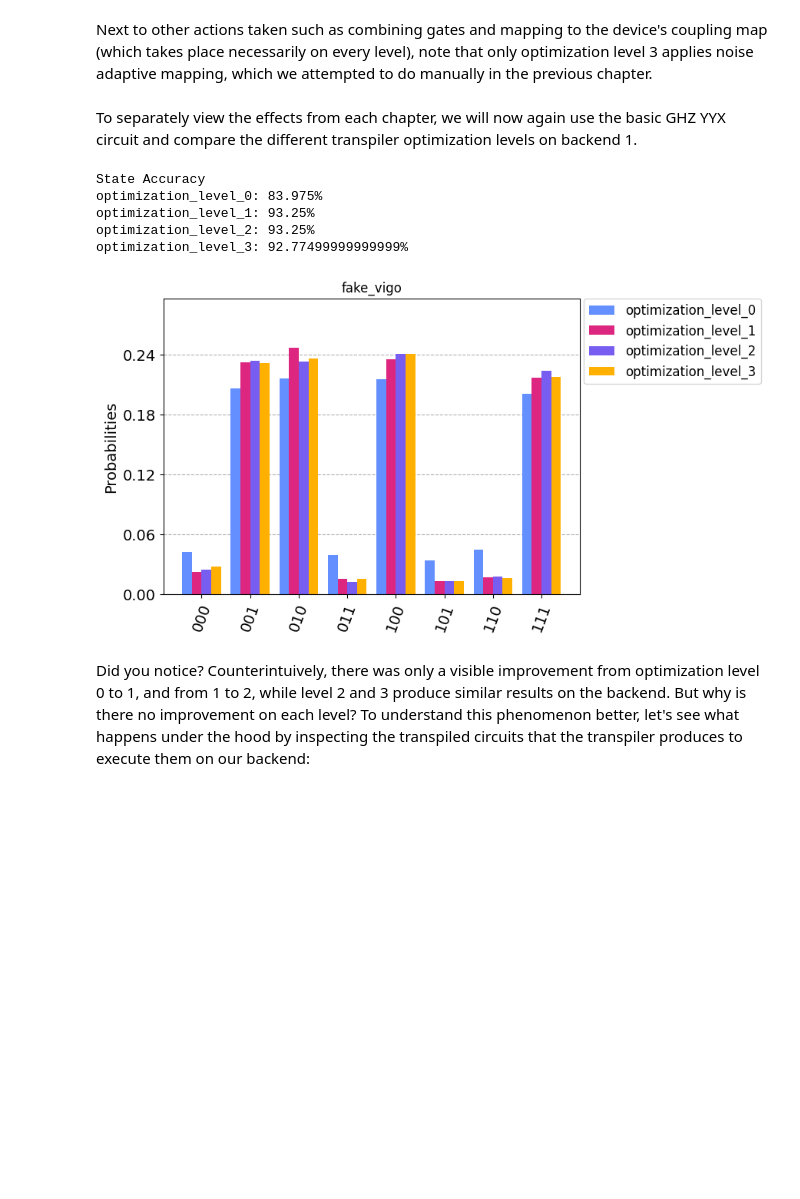
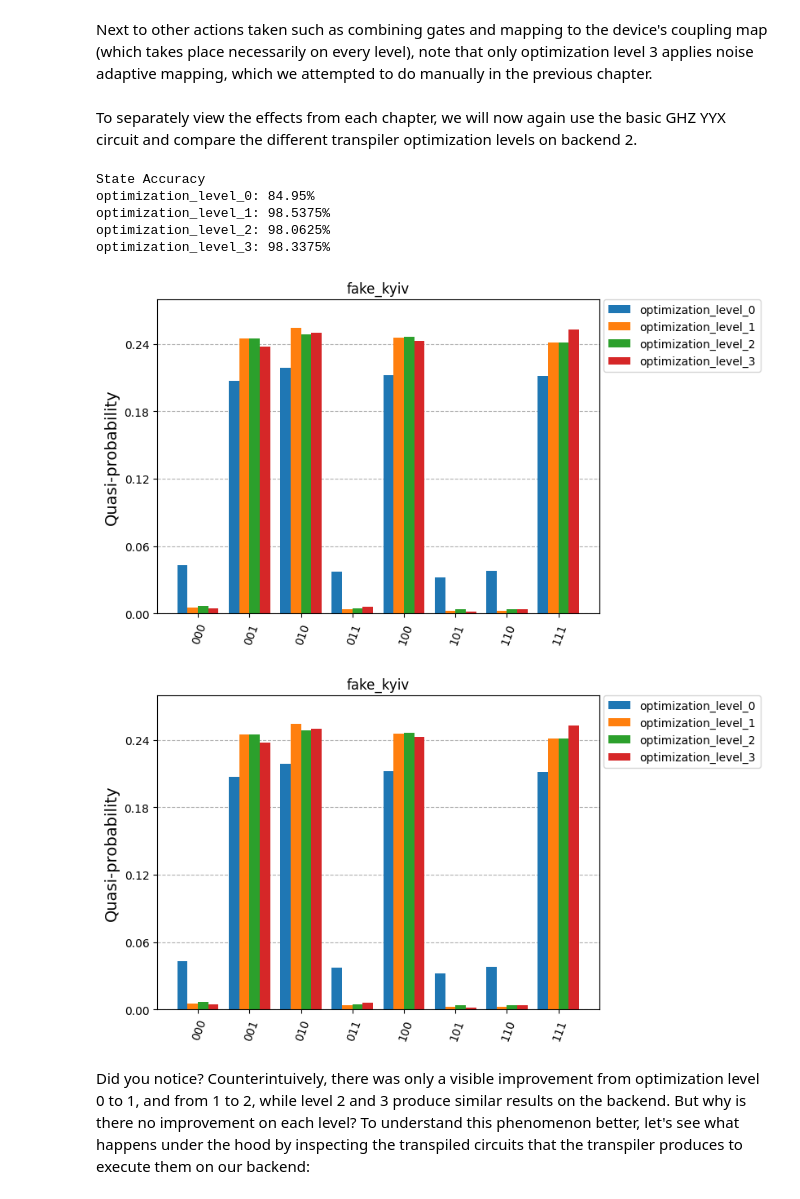
Before and after one commit to JanLahmann/Fun-with-Quantum, a Jupyter notebook: GHZ-on-Real-Devices.ipynb, the cells around one changed output. Drawn from its saved outputs; the diff is of its cells as text; code cells hidden in the pictures; blank space fills up the shorter version.

```diff
--- a/GHZ-on-Real-Devices.ipynb
+++ b/GHZ-on-Real-Devices.ipynb
@@ -68,7 +67,9 @@ def get_state_accuracy(counts): # funciton to calculate state accuracy
 # %% [markdown]
 For reference, this is what the state accuracy would look like for results from a perfect backend (100%).
 # %%
-counts = execute(ghz, backend=Aer.get_backend('qasm_simulator'), shots=shots).result().get_counts() # execution on simulator
+backend=BasicProvider().get_backend('basic_simulator')
+ghz_transpiled = transpile(ghz, backend)
+counts = backend.run(ghz_transpiled, shots=shots).result().get_counts() # execution on simulator
 state_accuracy = get_state_accuracy(counts)
 print(f"state accuracy on the simulator: {state_accuracy}")
 # %% [output]
@@ -93,3 +88,10 @@ backends = [FakeYorktown(), FakeMelbourne(), FakeVigo(), FakeOurense(), FakeVale
+# %%
+from qiskit_ibm_runtime.fake_provider import *
+
+# mock devices
+
+backends = [FakeWashingtonV2(), FakeTorino(), FakeSherbrooke(), FakeQuebec(), FakeBrisbane(), FakePrague(),
+                FakeOsaka(), FakeKyiv()]
 # %% [markdown]
 Now, let's compare the results from the execution of the GHZ circuit on these backends:
 # %%
@@ -134,10 +149,10 @@ results_backends_table
 Now we know the ranking of the devices based on their fidelity. Let's pick one with a high state accuracy to test the optimization techniques in the remaining chapters. In addition, we will pick one system with a lower accuracy to compare against later.
 # %%
 # high accuracy
-backend1 = FakeVigo()
+backend1 = FakeSherbrooke()
 
 # lower accuracy
-backend2 = FakeYorktown()
+backend2 = FakeKyiv()
 # %% [markdown]
 ## 2. Manually optimizing circuits<a name=manual><a/>
 [[Top](#top)]
@@ -279,37 +307,42 @@ Optimization Levels
 # %% [markdown]
 Next to other actions taken such as combining gates and mapping to the device's coupling map (which takes place necessarily on every level), note that only optimization level 3 applies noise adaptive mapping, which we attempted to do manually in the previous chapter.
 # %% [markdown]
-To separately view the effects from each chapter, we will now again use the basic GHZ YYX circuit and compare the different transpiler optimization levels on backend 1.
+To separately view the effects from each chapter, we will now again use the basic GHZ YYX circuit and compare the different transpiler optimization levels on backend 2.
 # %%
-# compare results from different optimization levels on backend 1
-results_backend1_transpiler = []
+# compare results from different optimization levels on backend 2
+results_backend2_transpiler = []
 
 optimization_levels = [0,1,2,3]
-#print(ghz)
+
+sampler=Sampler(mode=backend2)
+sampler.options.default_shots=shots
+
 for optim_level in optimization_levels:
-    transpiled_circuit = transpile(ghz, backend=backend1, optimization_level=optim_level)
-    #print(transpiled_circuit)
-    counts = execute(ghz, backend=backend1, shots=shots, optimization_level=optim_level).result().get_counts() # get results
+
+    transpiled_circuit = transpile(ghz, backend=backend2, optimization_level=optim_level)
+
+    counts = sampler.run([transpiled_circuit]).result()[0].data.c.get_counts() # get results
     state_accuracy = get_state_accuracy(counts) # calculate state accuracy
-    results_backend1_transpiler.append((optim_level, counts, state_accuracy)) # store
+    results_backend2_transpiler.append((optim_level, counts, state_accuracy)) # store
 
 # compare state accuracies
 print("State Accuracy \n"+
       "\n".join(["optimization_level_"+str(optim_level)+': '+str(state_accuracy)
-                 for optim_level, counts, state_accuracy in results_backend1_transpiler]))
+                 for optim_level, counts, state_accuracy in results_backend2_transpiler]))
 
 # plot results
-plot_histogram([counts for optim_level, counts, state_accuracy in results_backend1_transpiler],
-               legend=["optimization_level_"+str(optim_level) for optim_level, counts, state_accuracy in results_backend1_transpiler],
-               title=backend1.name(),
+plot_distribution([counts for optim_level, counts, state_accuracy in results_backend2_transpiler],
+               legend=["optimization_level_"+str(optim_level) for optim_level, counts, state_accuracy in results_backend2_transpiler],
+               title=backend2.backend_name,
                bar_labels=False)
 # %% [output]
 State Accuracy
-optimization_level_0: 83.975%
-optimization_level_1: 93.25%
-optimization_level_2: 93.25%
-optimization_level_3: 92.77499999999999%
+optimization_level_0: 84.95%
+optimization_level_1: 98.5375%
+optimization_level_2: 98.0625%
+optimization_level_3: 98.3375%
-[figure, old version]
+[figure, new version]
+[figure, added]
 # %% [markdown]
 Did you notice? Counterintuively, there was only a visible improvement from optimization level 0 to 1, and from 1 to 2, while level 2 and 3 produce similar results on the backend. But why is there no improvement on each level? To understand this phenomenon better, let's see what happens under the hood by inspecting the transpiled circuits that the transpiler produces to execute them on our backend:
 # %%
```
Also changed, not shown: parts of 62 cells of this notebook.
